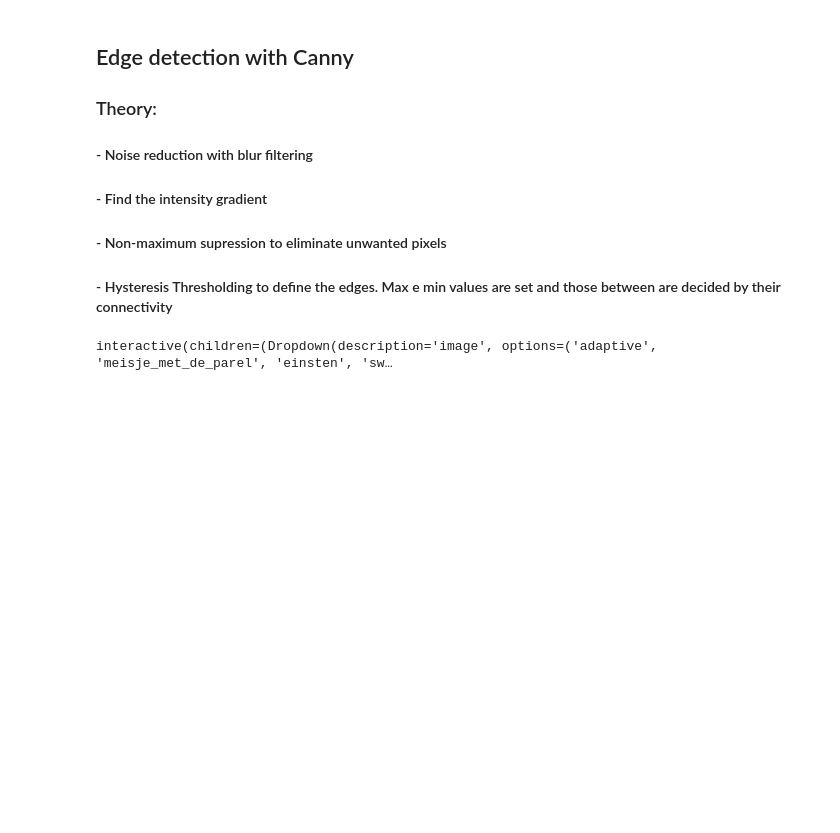
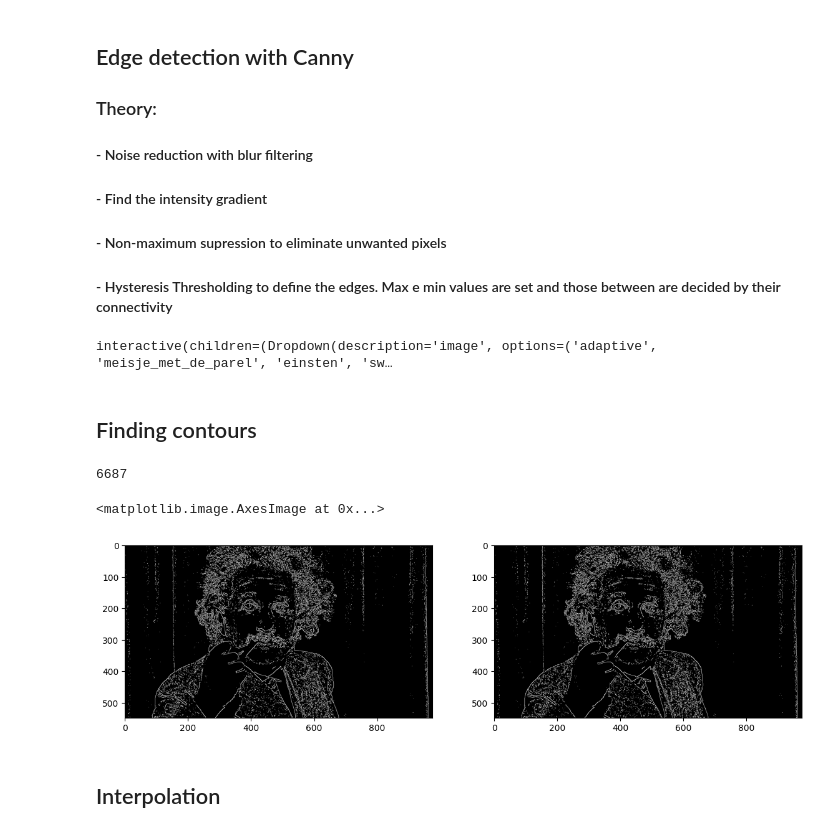
Before and after one commit to diogohal/VisaoTodt, a Jupyter notebook: week3.ipynb, the cells around one changed output. Saved outputs shown, nothing was run; the diff lists cells and outputs as text; code cells hidden in the pictures; blank space fills up the shorter version.

Commit message:
finding contours

```diff
--- a/week3.ipynb
+++ b/week3.ipynb
@@ -45,3 +45,20 @@ canny_image = cv.Canny(image, min_thresh, max_thresh, apertureSize=apertureSize)
 interactive(canny, image=images_string, min_thresh=(0,255), max_thresh=(0,255), apertureSize=(3,7,2))
 # %% [output]
 interactive(children=(Dropdown(description='image', options=('adaptive', 'meisje_met_de_parel', 'einsten', 'sw…
+# %% [markdown]
+## Finding contours
+# %%
+contours_image = np.zeros((canny_image.shape[0], canny_image.shape[1]))
+contours, hierarchy = cv.findContours(canny_image, cv.RETR_EXTERNAL, cv.CHAIN_APPROX_NONE)
+cv.drawContours(contours_image, contours, -1, (255,255,255), 1)
+print(len(contours))
+
+fig, axes = plt.subplots(1, 2, figsize=(14,12))
+axes[0].imshow(canny_image, 'gray')
+axes[1].imshow(contours_image, 'gray')
+# %% [output]
+6687
+<matplotlib.image.AxesImage at 0x...>
+[figure, added]
+# %% [markdown]
+## Interpolation
```
Also changed, not shown: parts of 2 cells of this notebook.
